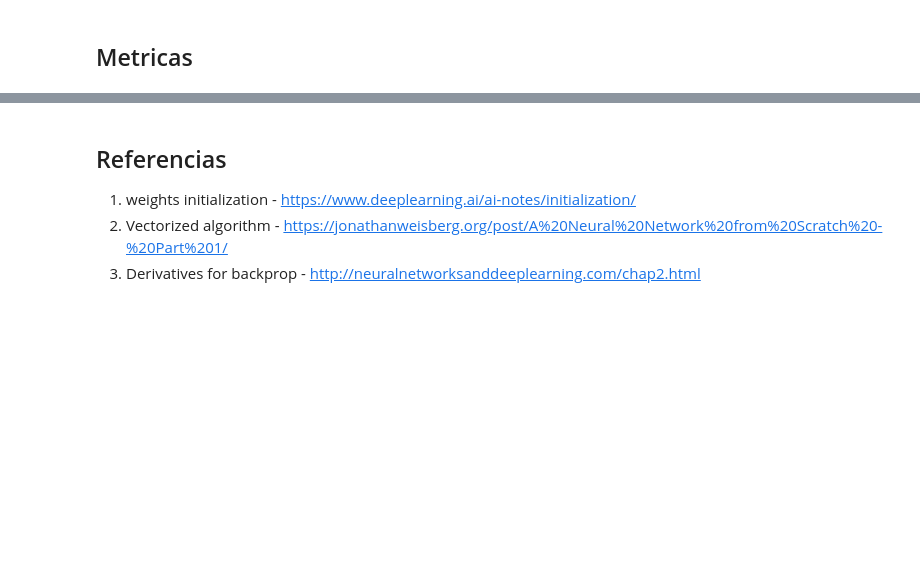
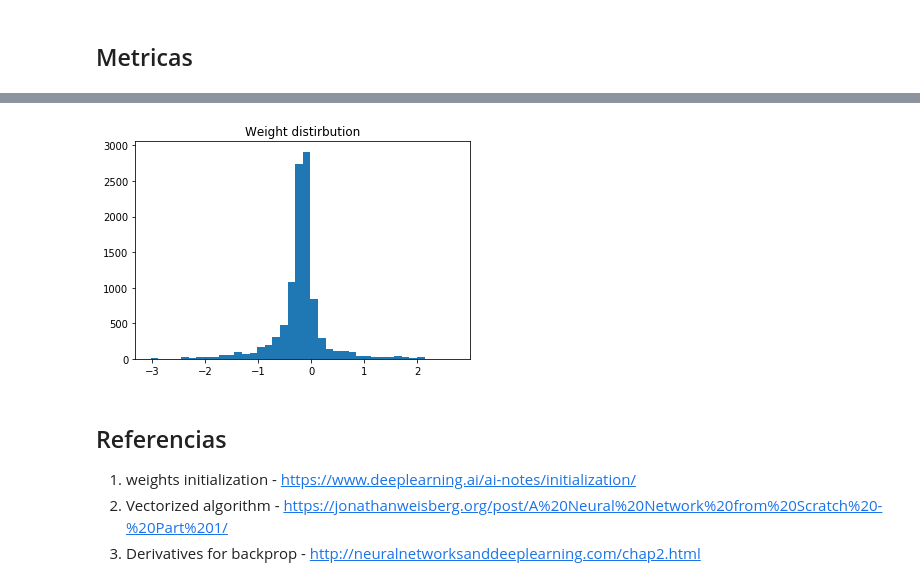
Before and after one commit to juan19932carlos/Notebooks, a Jupyter notebook: ML Coursera/neuralNetworkMINST.ipynb, the cells around one changed output, grey strips where cells are left out. Drawn from its saved outputs; the diff is of its cells as text; code cells hidden in the pictures; blank space fills up the shorter version.

```diff
--- a/ML Coursera/neuralNetworkMINST.ipynb
+++ b/ML Coursera/neuralNetworkMINST.ipynb
@@ -186,3 +175,10 @@ plt.show()
+# %%
+w_dist = np.array(([v for v in w.flatten() for w in W]))
+plt.hist(w_dist, bins=40)
+plt.title('Weight distirbution')
+plt.show()
+# %% [output]
+[figure, added]
 # %% [markdown]
 ## Referencias
 
```
Also changed, not shown: parts of 14 cells of this notebook.
